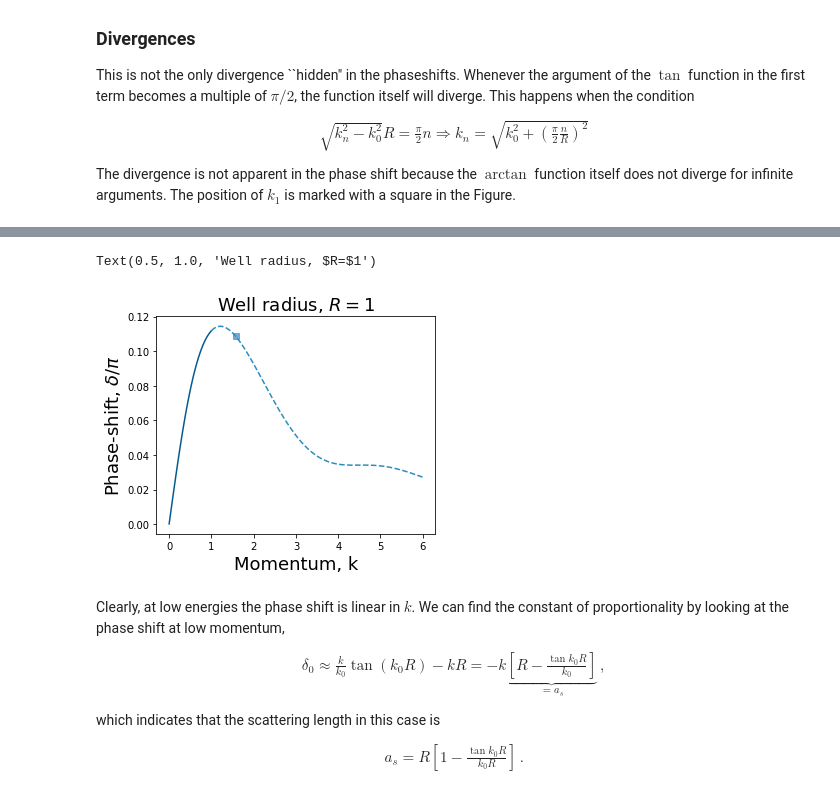
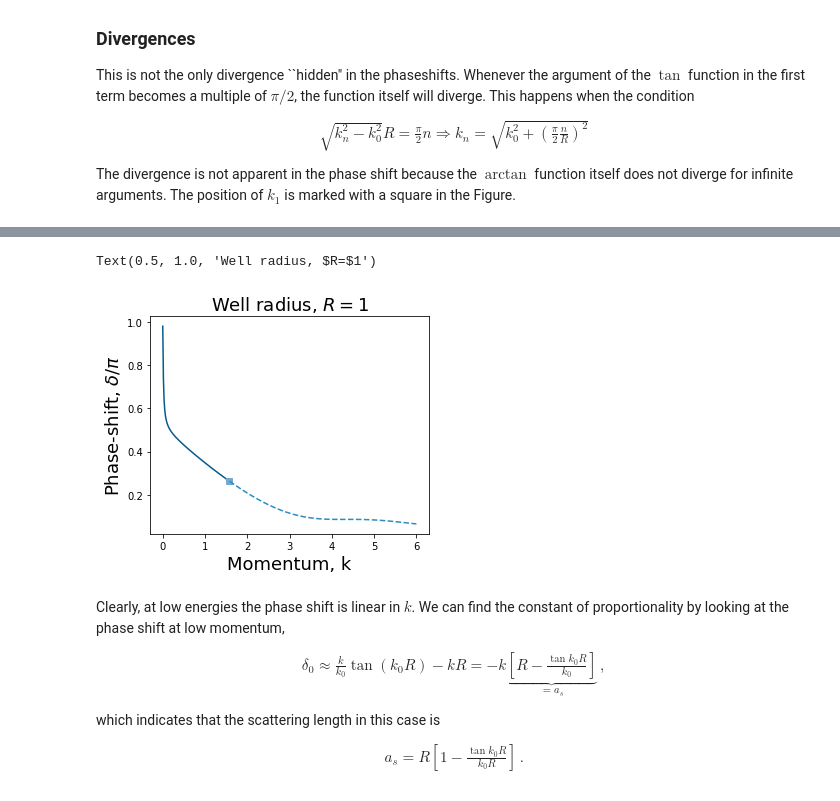
Before and after one commit to arnaurios/AdvancedQuantumMechanics, a Jupyter notebook: Scattering_spherical.ipynb, the cells around one changed output, grey strips where cells are left out. Drawn from its saved outputs; the diff is of its cells as text; code cells hidden in the pictures.

```diff
--- a/Scattering_spherical.ipynb
+++ b/Scattering_spherical.ipynb
@@ -258,7 +258,7 @@ epsilon=0.001
 R=1;
 
 # THE MOMENTUM OF THE SCATTERING BARRIER
-k0=1;
+k0=2;
 
 
 def phaseshift_barrier_above(k,k0,R) :
@@ -289,5 +289,7 @@ ax1.plot(kk2,ps2,"--",color="#2b8cbe")
 ax1.plot(kres1,phaseshift_barrier_above(kres1,k0,R),'s',color="#74a9cf")
 
 ax1.set_ylabel(r"Phase-shift, $\delta/\pi$",fontsize=18)
+ax1.set_xlabel(r"Momentum, $k$",fontsize=18)
+
 ax1.set_title(r"Barrier momentum, $k_0=$"+str(k0)+"\n" + "Barrier radius, $R=$"+str(R),fontsize=18)
 # %% [output]
@@ -383,35 +385,35 @@ def phaseshift_well(k,k0,R) :
 # THE RADIUS OF THE SCATTERING BARRIER
 R=1;
 k0=1;
 kcrit=pi/2/R
-
+k0=kcrit+0.01;
 fig, axs = plt.subplots(figsize=(5,4), ncols=1, nrows=1, )
 
 # THE MOMENTUM OF THE SCATTERING BARRIER
 
 # COMPUTE PHASE-SHIFT BELOW THE BARRIER
 Nk_below=100
 kk1=np.linspace(epsilon,k0-epsilon,Nk_below)
 ps1=phaseshift_well(kk1,k0,R)
 
 # COMPUTE PHASE-SHIFT ABOVE THE BARRIER
 Nk_above=100
 kk2=np.linspace(k0+0.001,6,Nk_below)
 ps2=phaseshift_well(kk2,k0,R)
 
 
 plt.plot(kk1,ps1,color="#045a8d")
 plt.plot(kcrit,phaseshift_well(kcrit,k0,R),'s',color="#74a9cf")
 
 plt.plot(kk2,ps2,"--",color="#2b8cbe")
 
 plt.xlabel("Momentum, k",fontsize=18)
 plt.ylabel(r"Phase-shift, $\delta/\pi$",fontsize=18)
 #    plt.title(r"Well momentum, $k_0=$"+"{:.3f}".format(k0)+"\n" + "Well radius, $R=$"+str(R),fontsize=18)
 plt.title("Well radius, $R=$"+str(R),fontsize=18)
 # %% [output]
 Text(0.5, 1.0, 'Well radius, $R=$1')
-[figure, old version]
+[figure, new version]
 # %% [markdown]
 Clearly, at low energies the phase shift is linear in $k$. We can find the constant of proportionality
 by looking at the phase shift at low momentum,
```
Also changed, not shown: parts of 5 cells of this notebook, 2 other files.
